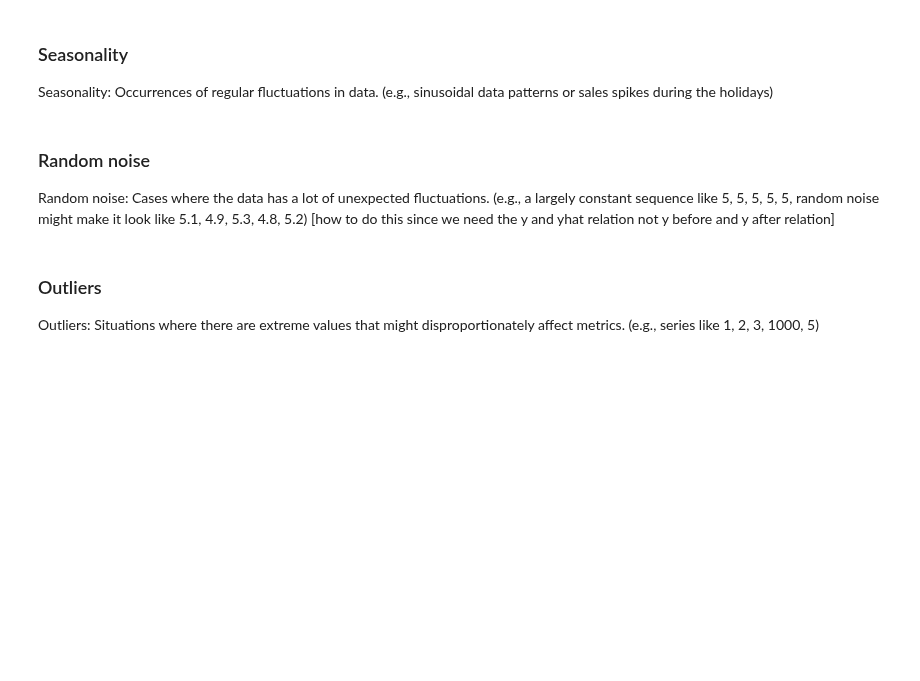
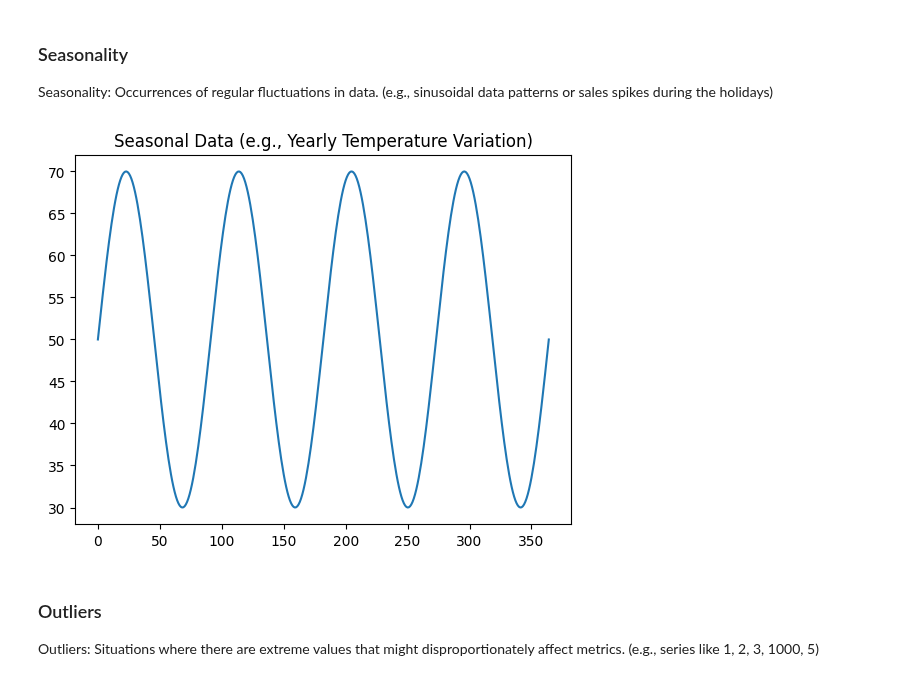
Before and after one commit to ranggakd/DAIly, a Jupyter notebook: ideas/regression_forecasting_metrics/Metrics_Exploration.ipynb, the cells around one changed output. Drawn from its saved outputs; the diff is of its cells as text; code cells hidden in the pictures; blank space fills up the shorter version.

Commit message:
[done] data dist and pattern framework

```diff
--- a/ideas/regression_forecasting_metrics/Metrics_Exploration.ipynb
+++ b/ideas/regression_forecasting_metrics/Metrics_Exploration.ipynb
@@ -1799,10 +1839,20 @@ Trend: Examining cases where there's a consistent increase or decrease in data.
 ### Seasonality
 
 Seasonality: Occurrences of regular fluctuations in data. (e.g., sinusoidal data patterns or sales spikes during the holidays)
-# %% [markdown]
-### Random noise
-
-Random noise: Cases where the data has a lot of unexpected fluctuations. (e.g., a largely constant sequence like 5, 5, 5, 5, 5, random noise might make it look like 5.1, 4.9, 5.3, 4.8, 5.2) [how to do this since we need the y and yhat relation not y before and y after relation]
+# %%
+import numpy as np
+import matplotlib.pyplot as plt
+
+# Generate sinusoidal data
+days = 365
+x = np.linspace(0, 2 * np.pi, days)
+y_seasonal = 20 * np.sin(4*x) + 50  # Represents temperature variations over a year
+
+plt.plot(y_seasonal)
+plt.title('Seasonal Data (e.g., Yearly Temperature Variation)')
+plt.show()
+# %% [output]
+[figure, added]
 # %% [markdown]
 ### Outliers
 
```
Also changed, not shown: parts of 3 cells of this notebook, 1 other file.
